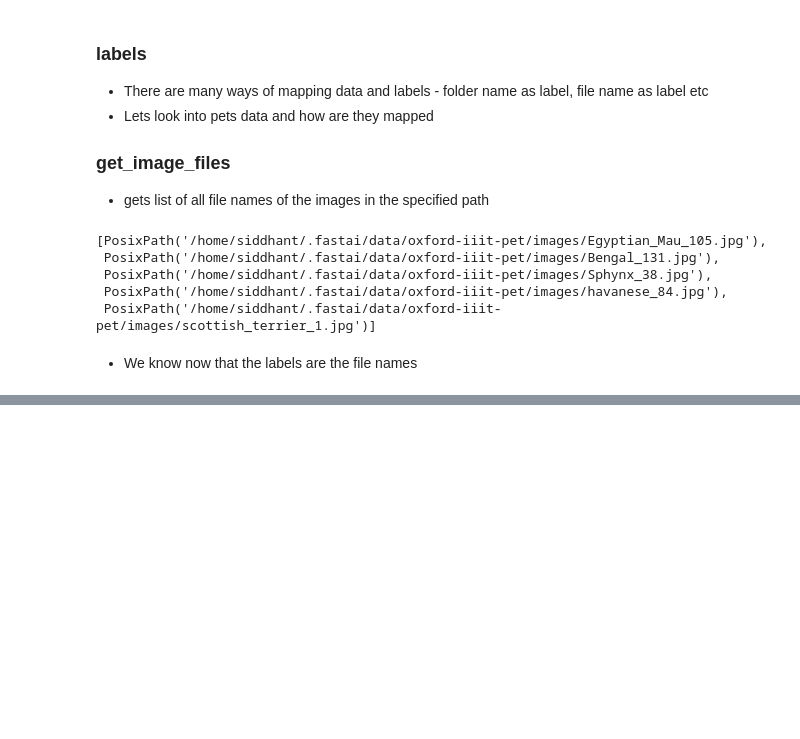
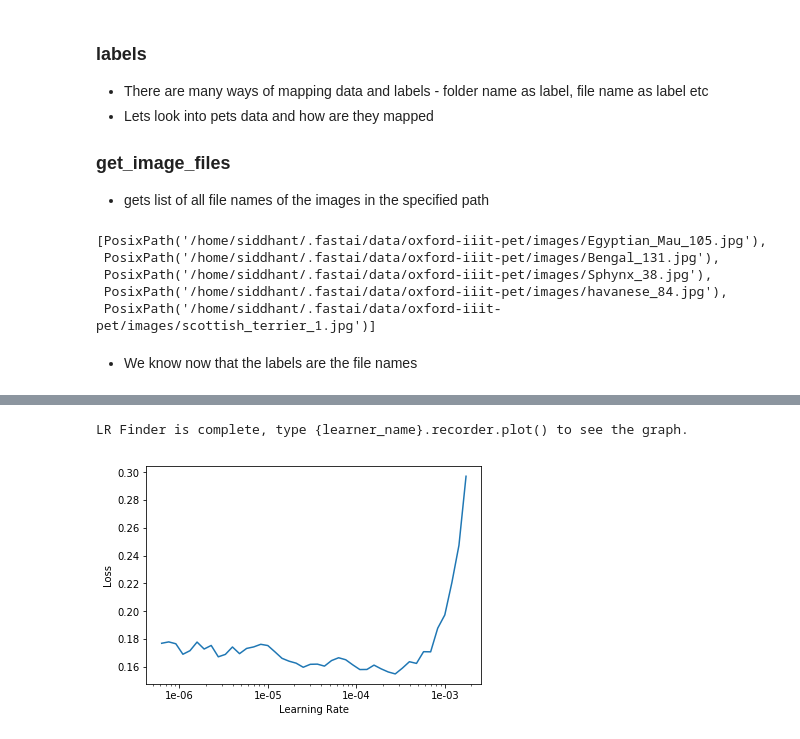
Before and after one commit to PrajwalPrashanth/fastaiv3_part1, a Jupyter notebook: Lesson1 /37MixBreedsOfDogsAndCats.ipynb, the cells around one changed output, grey strips where cells are left out. Cells and saved outputs as stored; diff of their text form; code cells hidden in the pictures; blank space fills up the shorter version.

```diff
--- a/Lesson1 /37MixBreedsOfDogsAndCats.ipynb
+++ b/Lesson1 /37MixBreedsOfDogsAndCats.ipynb
@@ -136,0 +210,8 @@ learn.save('1')
+# %%
+learn.lr_find()
+# %% [output]
+LR Finder is complete, type {learner_name}.recorder.plot() to see the graph.
+# %%
+learn.recorder.plot()
+# %% [output]
+[figure, added]
```
Also changed, not shown: parts of 20 cells of this notebook, 17 other files.
